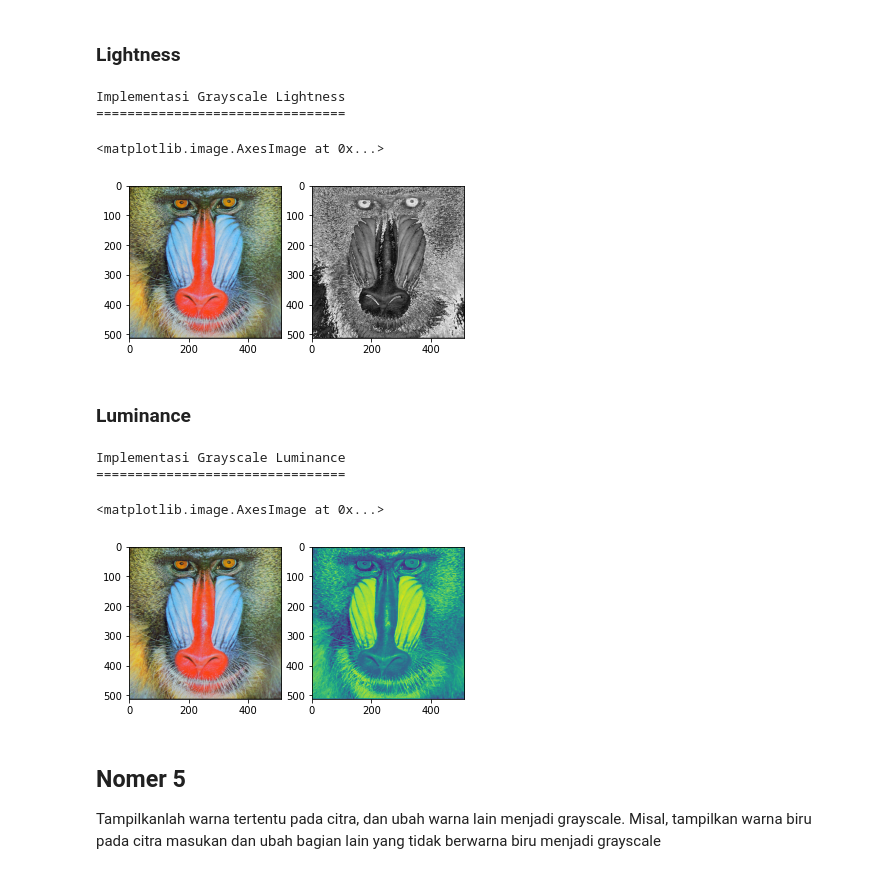
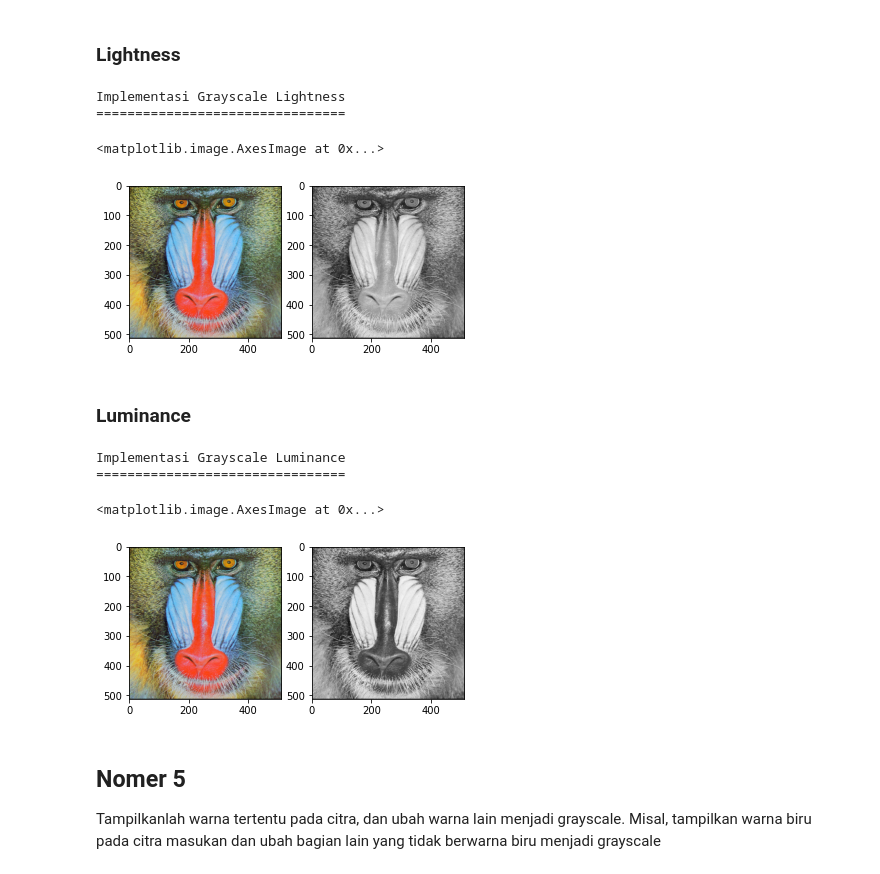
Before and after one commit to Daffaaq/PCVK_Genap_2023, a Jupyter notebook: Week 3.ipynb, the cells around one changed output. Drawn from its saved outputs; the diff is of its cells as text; code cells hidden in the pictures.

```diff
--- a/Week 3.ipynb
+++ b/Week 3.ipynb
@@ -178,44 +178,48 @@ original1 = cv.imread('/content/drive/MyDrive/PVCK/Pertemuan 3/Images/mandrill.t
 img_ori = cv.cvtColor(original1,cv.COLOR_BGR2RGB)
 Lightness = np.zeros(original1.shape, original1.dtype)
 
-#akses per piksel
-for y in range(original1.shape[0]):
-  for x in range(original1.shape[1]):
-    Lightness[y,x] = np.mean(np.max(original1[y,x])+np.min(original1[y,x]))
+#ekstrasi 3 channel warna
+# R, G, B = original1[:,:,0],  original1[:,:,1],  original1[:,:,2]
+R = original1[:,:,0]
+G = original1[:,:,1]
+B = original1[:,:,2]
+max_channels = np.maximum(np.maximum (R, G), B) # np.max(original1, axis = 2)
+min_channels = np.minimum(np.minimum (R, G), B) # np.min(original1, axis = 2)
 
+gray_img = max_channels/2 + min_channels/2
 # cv2_imshow(Lightness)
 fig, ax = plt.subplots(1,2)
 ax[0].imshow(img_ori)
-ax[1].imshow(Lightness)
+ax[1].imshow(gray_img, cmap = 'gray')
 # %% [output]
 Implementasi Grayscale Lightness
 ================================
 <matplotlib.image.AxesImage at 0x...>
-[figure, old version]
+[figure, new version]
 # %% [markdown]
 ### Luminance
 # %%
 print ('Implementasi Grayscale Luminance')
 print ('================================')
 
 original1 = cv.imread('/content/drive/MyDrive/PVCK/Pertemuan 3/Images/mandrill.tiff')
 img_ori = cv.cvtColor(original1,cv.COLOR_BGR2RGB)
 Averaging = np.zeros(original1.shape, original1.dtype)
 
-#akses per piksel
-for y in range(original1.shape[0]):
-  for x in range(original1.shape[1]):
-    Averaging[y,x] = np.max(original1[y,x])+np.min(original1[y,x])
+#ekstrasi 3 channel warna
+R, G, B = original1[:,:,0],  original1[:,:,1],  original1[:,:,2]
+
+gray_img = (0.2126 * R) + (0.7152 * G) + (0.0722 * R)
 
 # cv2_imshow(Averaging)
 fig, ax = plt.subplots(1,2)
 ax[0].imshow(img_ori)
-ax[1].imshow(Averaging)
+ax[1].imshow(gray_img, cmap = 'gray')
 # %% [output]
 Implementasi Grayscale Luminance
 ================================
 <matplotlib.image.AxesImage at 0x...>
-[figure, old version]
+[figure, new version]
 # %% [markdown]
 ## Nomer 5
 Tampilkanlah warna tertentu pada citra, dan ubah warna lain menjadi grayscale. Misal, tampilkan warna biru pada citra masukan dan ubah bagian lain yang tidak berwarna biru menjadi grayscale
```
Also changed, not shown: parts of 1 cell of this notebook.
